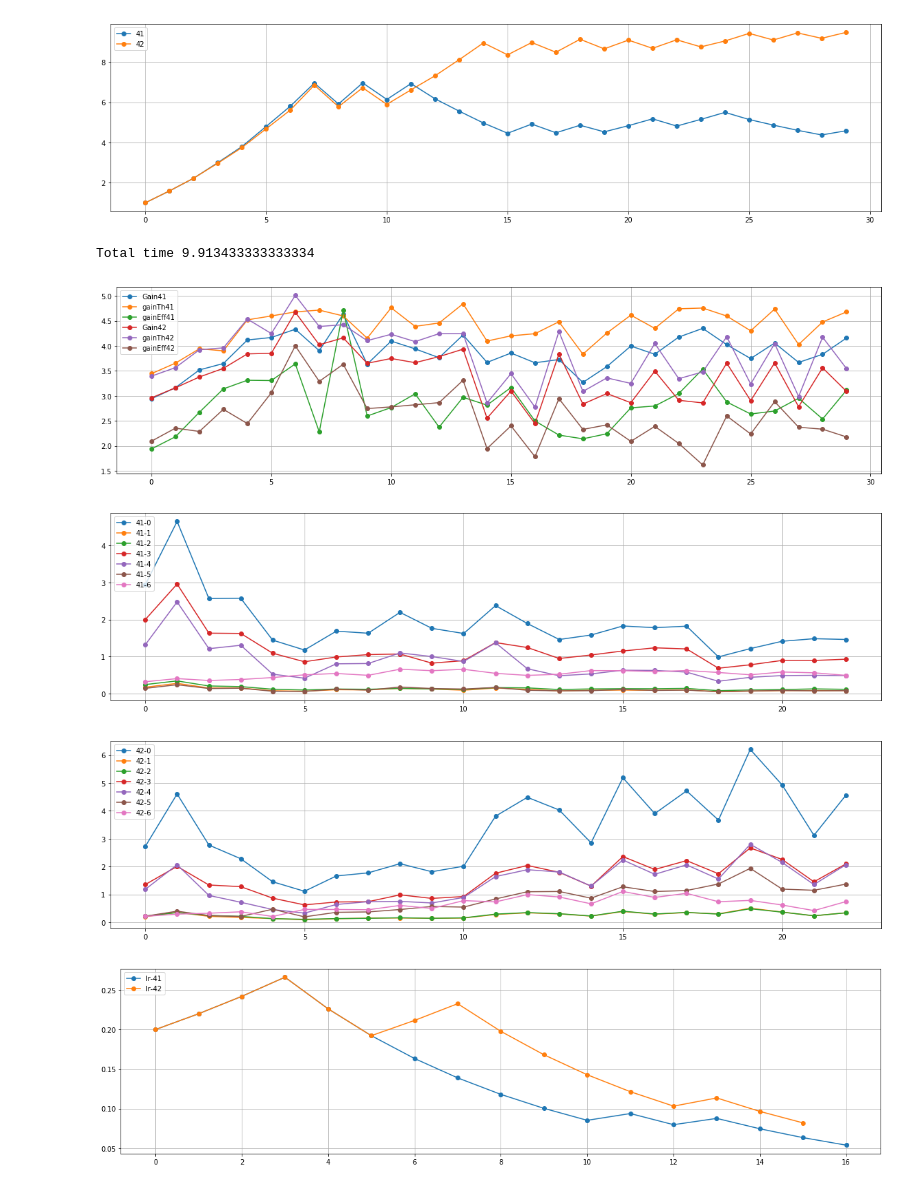
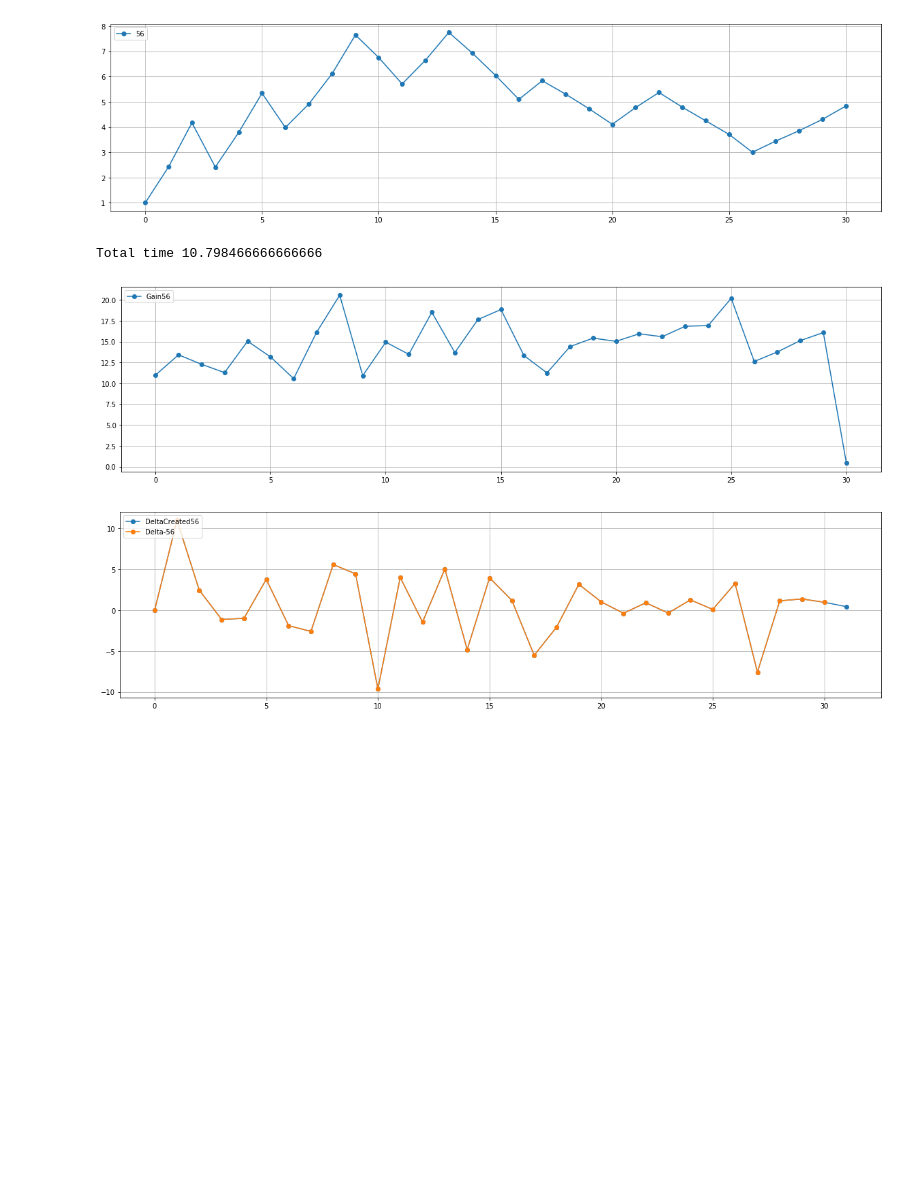
Before and after one commit to AndreeaStefan/SmartuistWrapper, a Jupyter notebook: evaluation/PlotResults.ipynb, the cells around one changed output. Drawn from its saved outputs; the diff is of its cells as text; code cells hidden in the pictures; blank space fills up the shorter version.

Commit message:
Player 60 = same

```diff
--- a/evaluation/PlotResults.ipynb
+++ b/evaluation/PlotResults.ipynb
@@ -91,7 +94,7 @@ def EffortPerBodyPartPerPlayer(p, results, batchSize):
 # player 9 = same as 8
 
 batchSize = 8
-players = [41,42]
+players = [ 56]
 path ="C:\\Users\\huber\\OneDrive\\Dokumenty\\thesis-hubert\\unity\\SmartuistWrapper\\tapResult.csv"
 pathA = "E:\\Andreea\\Projects\\Git\\SmartsuitWrapper\\SmartuistWrapper\\tapResult.csv"
 pathStats ="C:\\Users\\huber\\OneDrive\\Dokumenty\\thesis-hubert\\unity\\SmartuistWrapper\\tapResult.csv"
@@ -118,7 +121,7 @@ for p in players:
         lengths.append(float(words[28]))
         gain.append(float(words[29]))
         th.append(float(words[11]))
-        print("Player: "+ str(p) + " gain: " + words[29] + " at length: " + words[28])
+       # print("Player: "+ str(p) + " gain: " + words[29] + " at length: " + words[28])
 
     uniqueLengths = [x for i, x in enumerate(lengths) if i == lengths.index(x)]
     x = list(range(0, len(uniqueLengths)))
@@ -146,28 +149,28 @@ for p in players:
 
     x = list(range(0, len(gain)))
     plt.plot(x, gain, 'o-', label="Gain"+str(p))
-    plt.plot(x, gainTh, 'o-', label="gainTh"+str(p))
-    plt.plot(x, gainEff, 'o-', label="gainEff"+str(p))
+   # plt.plot(x, gainTh, 'o-', label="gainTh"+str(p))
+   # plt.plot(x, gainEff, 'o-', label="gainEff"+str(p))
 
 plt.legend(loc='upper left')
 plt.grid(True)
 plt.show()
 
-for p in players:
-    bodyParts = EffortPerBodyPartPerPlayer(p, results, 10)
-    z = 0
-    x = list(range(0, len(bodyParts[0])-2))
-    for a in bodyParts:
-        if z in [0,1,2,3,4,5,6]:
-            plt.plot(x,a[:len(a)-2], 'o-', label= str(p) + "-" + str(z))
-        z = z + 1
+# for p in players:
+#     bodyParts = EffortPerBodyPartPerPlayer(p, results, 10)
+#     z = 0
+#     x = list(range(0, len(bodyParts[0])-2))
+#     for a in bodyParts:
+#         if z in [0,1,2,3,4,5,6]:
+#             plt.plot(x,a[:len(a)-2], 'o-', label= str(p) + "-" + str(z))
+#         z = z + 1
 
-    plt.legend(loc='upper left')
-    plt.grid(True)
-    plt.show()
+#     plt.legend(loc='upper left')
+#     plt.grid(True)
+#     plt.show()
 
 # plot learning rate
-plotOneResult(players, gradientStats, 6, "lr-")
+#plotOneResult(players, gradientStats, 6, "lr-")
 
 
 for p in players:
@@ -204,6 +191,4 @@ Player: 42 peak gain: 4.674384 at length: 5.611356
-[figure, old version]
+[figure, new version]
-Total time 9.913433333333334
+Total time 10.798466666666666
-[figure, old version]
+[figure, new version]
-[figure, old version]
+[figure, new version]
-[figure, removed]
-[figure, removed]
```
Also changed, not shown: parts of 4 cells of this notebook, 14 other files.
